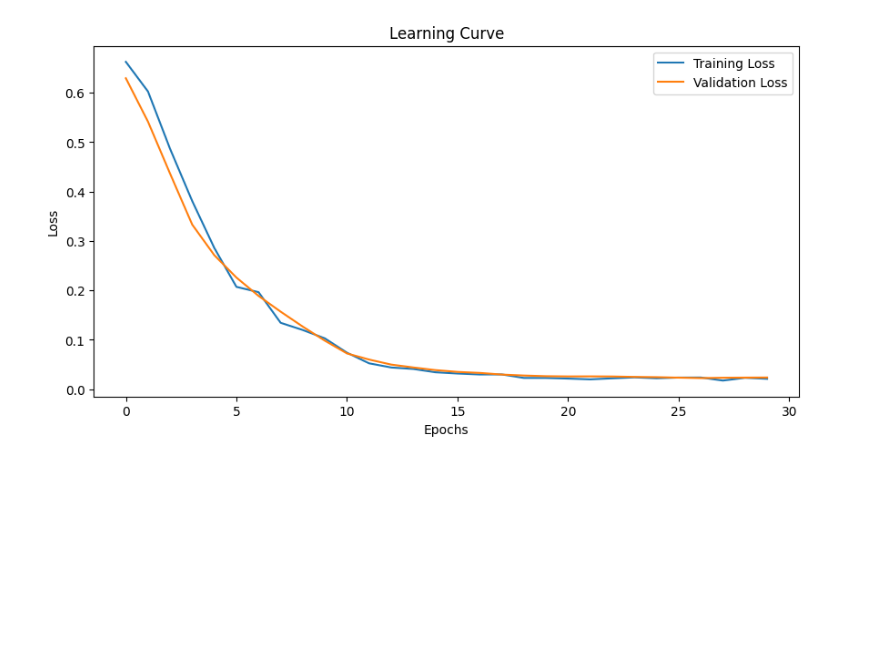
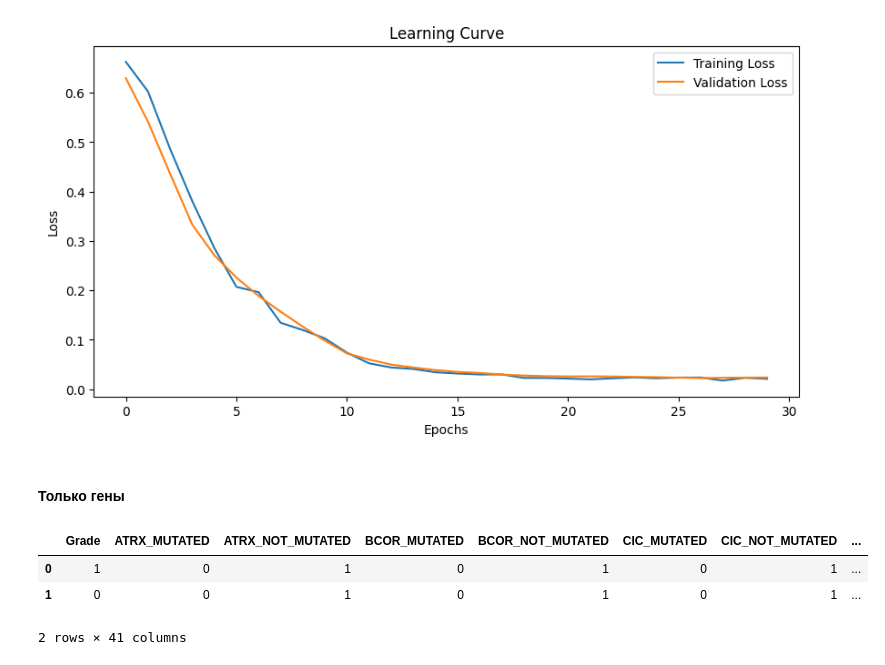
Before and after one commit to Red-Caesar/ML, a Jupyter notebook: Lab1/Modeling.ipynb, the cells around one changed output. Cells and saved outputs as stored; diff of their text form; code cells hidden in the pictures; blank space fills up the shorter version.

```diff
--- a/Lab1/Modeling.ipynb
+++ b/Lab1/Modeling.ipynb
@@ -1015,3 +1019,42 @@ submission = pd.read_csv(DATA_FOLDER + "sample_submission_file.csv")
 answers = pd.Series(predictions.view(-1) > 0.5).astype(int)
 submission["Grade"] = answers
 save_submission(submission, OUTPUT_FOLDER, None)
+# %% [markdown]
+#### Только гены
+# %%
+train = pd.read_csv(DATA_FOLDER + "train.csv").replace({"GBM": 1, "LGG": 0})
+test = pd.read_csv(DATA_FOLDER + "test.csv").replace({"GBM": 1, "LGG": 0})
+
+def drop_columns(df: pd.DataFrame):
+    return df.drop(columns=["Unnamed: 0", "Case_ID", "Gender", "Race", "Age_at_diagnosis", "Primary_Diagnosis"])
+
+
+def apply_to_train_test(func):
+    global train, test
+
+    train, test = func(train), func(test)
+
+def sort_df(df: pd.DataFrame):
+    return df.sort_index(axis=1)
+
+apply_to_train_test(drop_columns)
+apply_to_train_test(sort_df)
+
+def encode_categorical_data(df: pd.DataFrame):
+    categorical_columns = train.drop(columns=["Grade"]).columns
+    return pd.get_dummies(df, columns=categorical_columns, dtype=int)
+
+apply_to_train_test(encode_categorical_data)
+
+for col in train.drop(columns=["Grade"]).columns:
+    if col not in test.columns:
+        test[col] = 0
+
+assert set(train.drop(columns=["Grade"]).columns) == set(test.columns)
+
+train.head(2)
+# %% [output]
+|  | Grade | ATRX_MUTATED | ATRX_NOT_MUTATED | BCOR_MUTATED | BCOR_NOT_MUTATED | CIC_MUTATED | CIC_NOT_MUTATED | ... |
+| 0 | 1 | 0 | 1 | 0 | 1 | 0 | 1 | ... |
+| 1 | 0 | 0 | 1 | 0 | 1 | 0 | 1 | ... |
+2 rows × 41 columns
```
Also changed, not shown: parts of 7 cells of this notebook.
